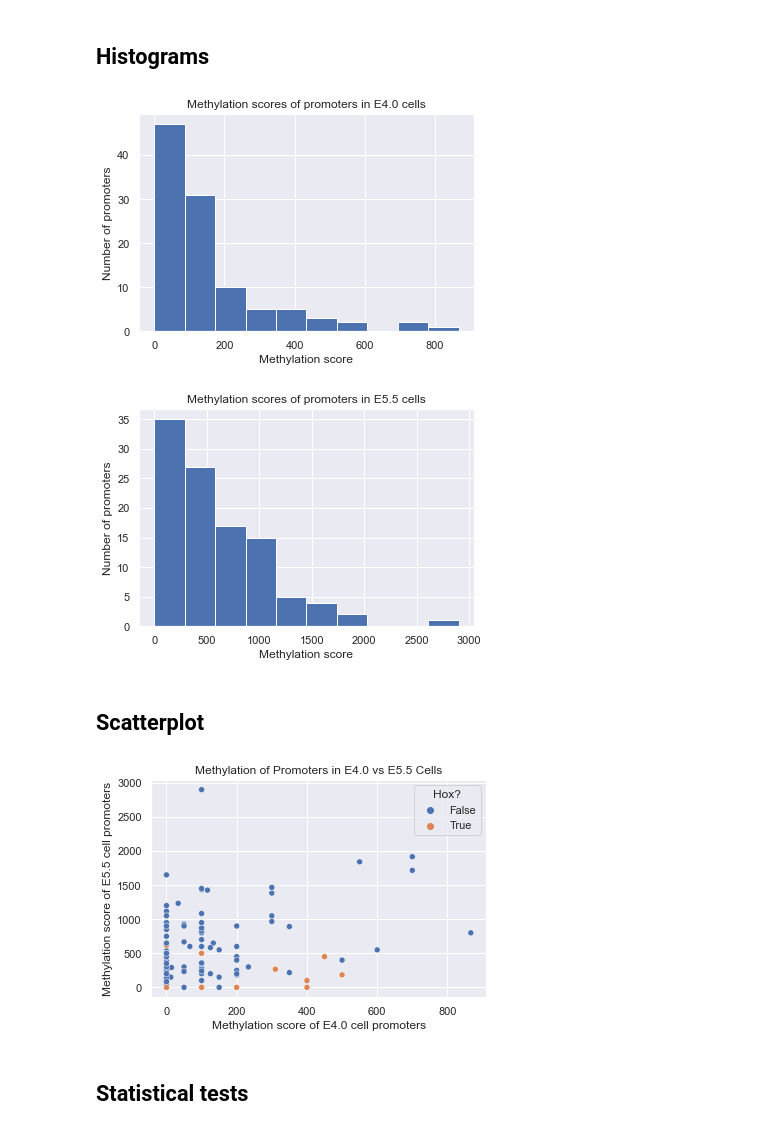
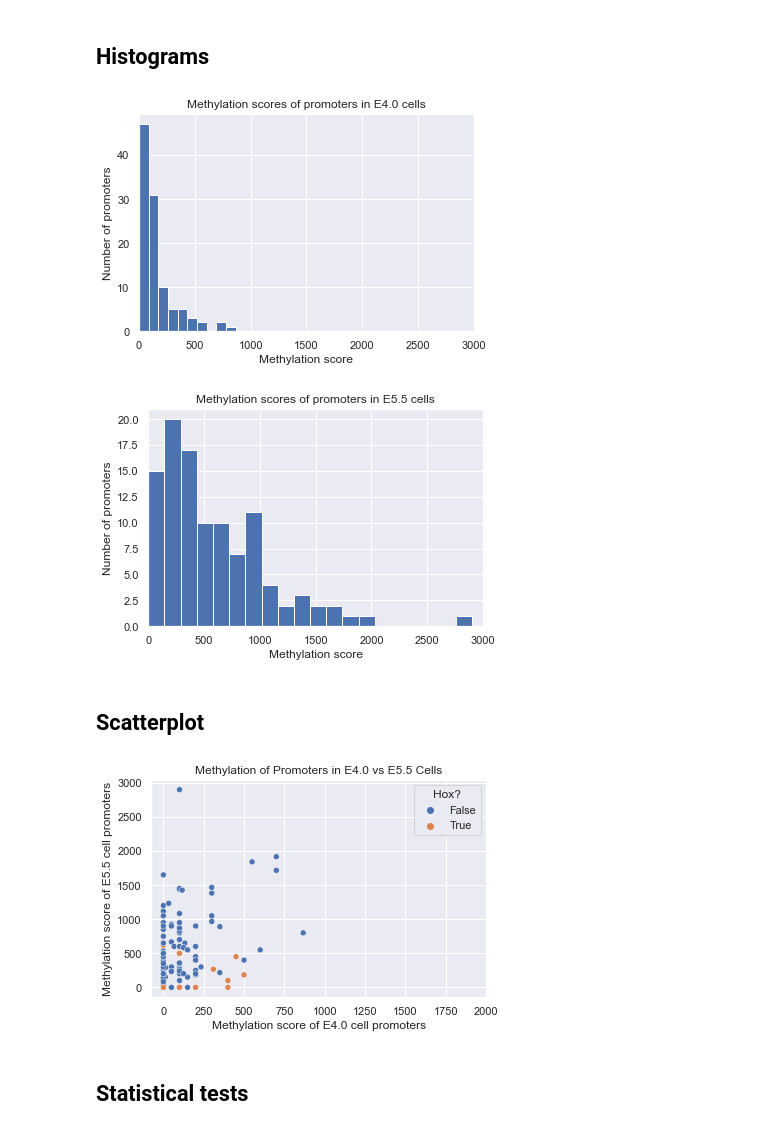
Before and after one commit to bdavi119/qbb2021-answers, a Jupyter notebook: 04-week-hw/analysis.ipynb, the cells around one changed output. Drawn from its saved outputs; the diff is of its cells as text; code cells hidden in the pictures.

Commit message:
Edited graphs to make axes agree

```diff
--- a/04-week-hw/analysis.ipynb
+++ b/04-week-hw/analysis.ipynb
@@ -83,23 +83,25 @@ df
 # %%
 # E4.0 histogram
 fig, ax = plt.subplots()
 ax.hist(df['E4'])
+ax.set_xlim((0, 3000))
 ax.set_title('Methylation scores of promoters in E4.0 cells')
 ax.set_xlabel('Methylation score')
 ax.set_ylabel('Number of promoters')
 plt.show()
 # %% [output]
-[figure, old version]
+[figure, new version]
 # %%
 # E5.5 histogram
 fig, ax = plt.subplots()
-ax.hist(df['E5'])
+ax.hist(df['E5'], bins=20)
+ax.set_xlim((0, 3000))
 ax.set_title('Methylation scores of promoters in E5.5 cells')
 ax.set_xlabel('Methylation score')
 ax.set_ylabel('Number of promoters')
 plt.show()
 # %% [output]
-[figure, old version]
+[figure, new version]
 # %% [markdown]
 ## Scatterplot
 # %%
@@ -110,9 +112,11 @@ plt.title('Methylation of Promoters in E4.0 vs E5.5 Cells')
 plt.xlabel('Methylation score of E4.0 cell promoters')
 plt.ylabel('Methylation score of E5.5 cell promoters')
 
+plt.xlim((-75,2000))
+
 plt.show()
 # %% [output]
-[figure, old version]
+[figure, new version]
 # %% [markdown]
 ## Statistical tests
 # %%
```
